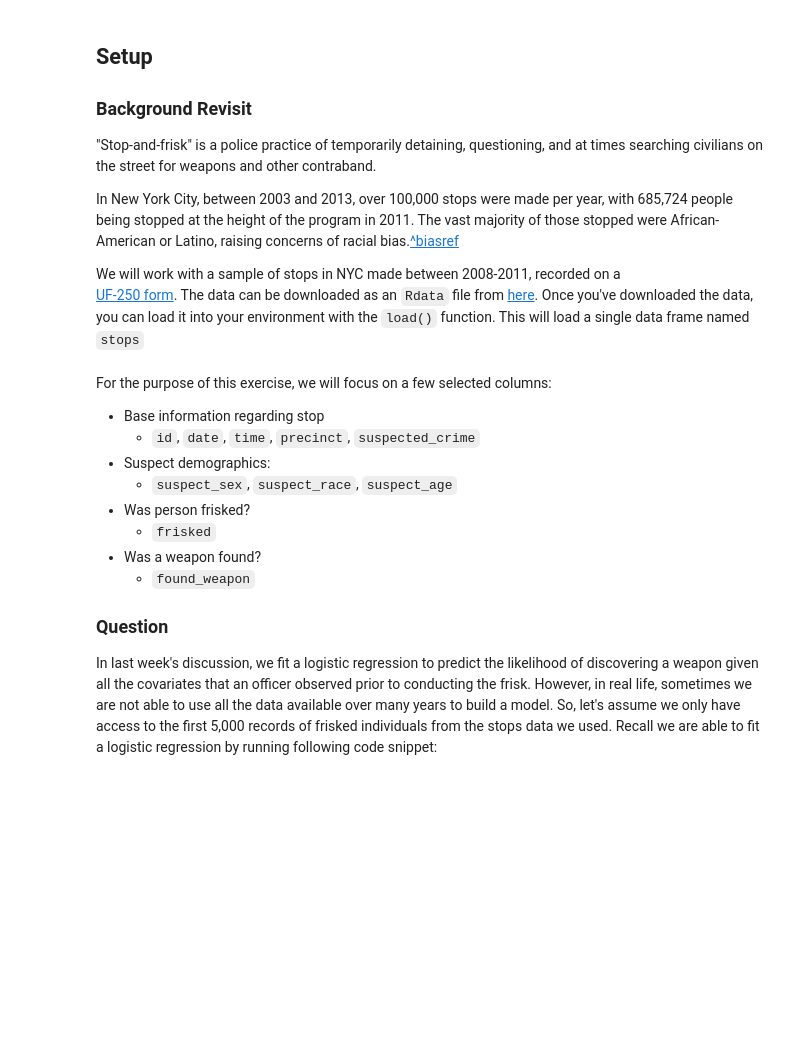
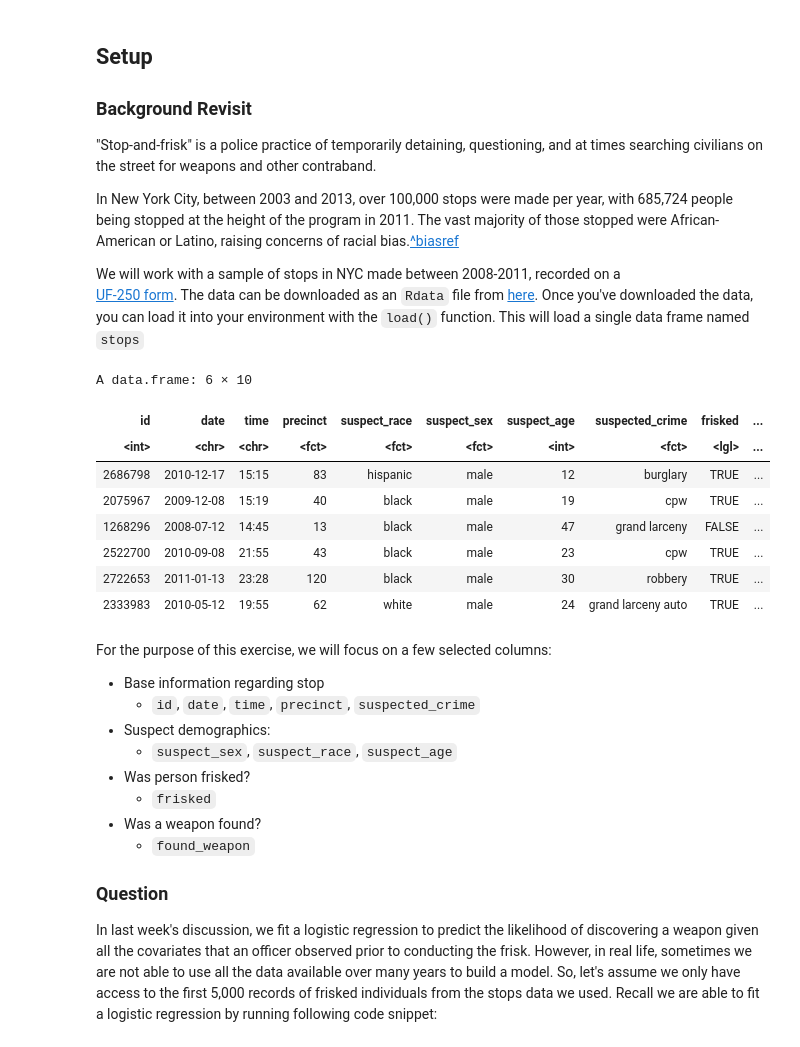
Before and after one commit to stanford-policylab/mse125, a Jupyter notebook: week_7/regularization-answers.ipynb, the cells around one changed output. Cells and saved outputs as stored; diff of their text form; code cells hidden in the pictures; blank space fills up the shorter version.

```diff
--- a/week_7/regularization-answers.ipynb
+++ b/week_7/regularization-answers.ipynb
@@ -28,7 +47,19 @@ Once you've downloaded the data, you can load it into your environment with the
 # %%
 # Read the data, downloaded from
 # https://5harad.com/mse125/discussions/week_6/frisk_stops.RData
 load("../week_6/frisk_stops.RData")
+
+head(stops)
+# %% [output]
+A data.frame: 6 × 10
+| id | date | time | precinct | suspect_race | suspect_sex | suspect_age | suspected_crime | frisked | ... |
+| <int> | <chr> | <chr> | <fct> | <fct> | <fct> | <int> | <fct> | <lgl> | ... |
+| 2686798 | 2010-12-17 | 15:15 | 83 | hispanic | male | 12 | burglary | TRUE | ... |
+| 2075967 | 2009-12-08 | 15:19 | 40 | black | male | 19 | cpw | TRUE | ... |
+| 1268296 | 2008-07-12 | 14:45 | 13 | black | male | 47 | grand larceny | FALSE | ... |
+| 2522700 | 2010-09-08 | 21:55 | 43 | black | male | 23 | cpw | TRUE | ... |
+| 2722653 | 2011-01-13 | 23:28 | 120 | black | male | 30 | robbery | TRUE | ... |
+| 2333983 | 2010-05-12 | 19:55 | 62 | white | male | 24 | grand larceny auto | TRUE | ... |
 # %% [markdown]
 
 For the purpose of this exercise, we will focus on a few selected columns:
```
Also changed, not shown: parts of 17 cells of this notebook, 1 other file.
